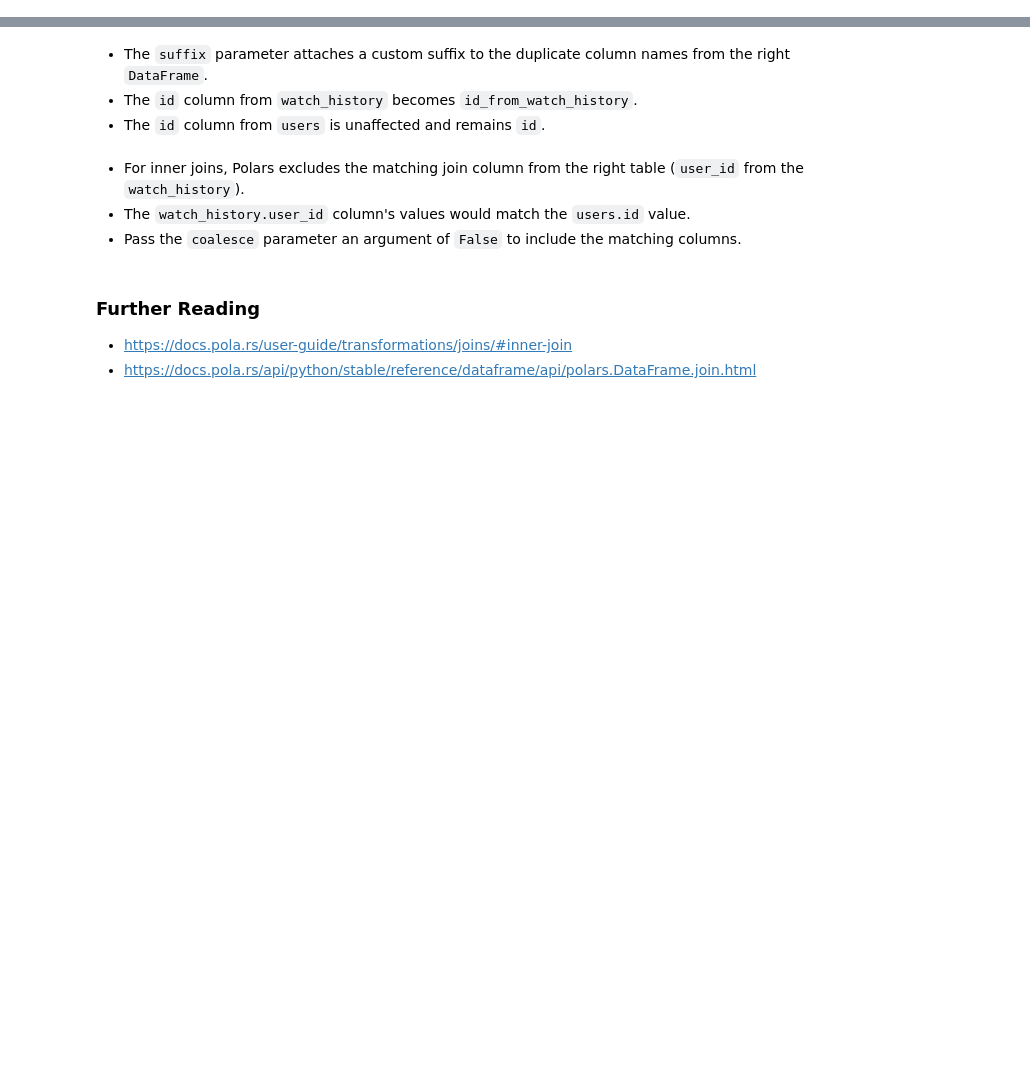
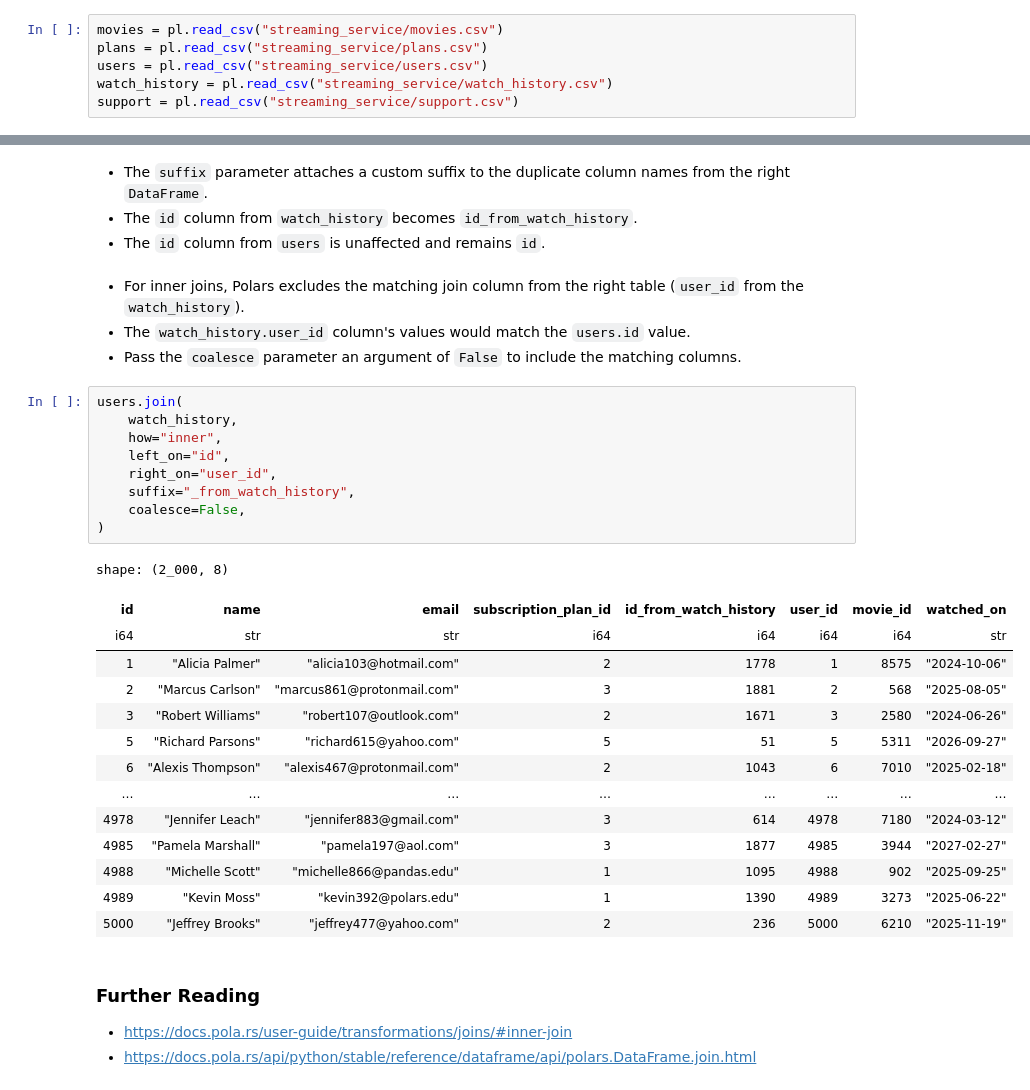
Before and after one commit to yaowenqiang/Data-Analysis-with-Polars-and-Python, a Jupyter notebook: incomplete/07 - Joins.ipynb, the cells around one changed output, grey strips where cells are left out. Saved outputs shown, nothing was run; the diff lists cells and outputs as text; blank space fills up the shorter version.

Commit message:
ad joins notes

```diff
--- a/incomplete/07 - Joins.ipynb
+++ b/incomplete/07 - Joins.ipynb
@@ -24,6 +80,12 @@
 - https://docs.pola.rs/user-guide/transformations/joins/#equi-joins
 # %% [markdown]
 ## Inner Join
+# %%
+movies = pl.read_csv("streaming_service/movies.csv")
+plans = pl.read_csv("streaming_service/plans.csv")
+users = pl.read_csv("streaming_service/users.csv")
+watch_history = pl.read_csv("streaming_service/watch_history.csv")
+support = pl.read_csv("streaming_service/support.csv")
 # %% [markdown]
 - An `inner` join merges rows that have a matching value in both `DataFrames`.
 - Inner joins are ideal when you want to find the intersection or overlap between two datasets (the values in common).
@@ -56,6 +192,30 @@
 - For inner joins, Polars excludes the matching join column from the right table (`user_id` from the `watch_history`).
 - The `watch_history.user_id` column's values would match the `users.id` value.
 - Pass the `coalesce` parameter an argument of `False` to include the matching columns.
+# %%
+users.join(
+    watch_history,
+    how="inner",
+    left_on="id",
+    right_on="user_id",
+    suffix="_from_watch_history",
+    coalesce=False,
+)
+# %% [output]
+shape: (2_000, 8)
+| id | name | email | subscription_plan_id | id_from_watch_history | user_id | movie_id | watched_on |
+| i64 | str | str | i64 | i64 | i64 | i64 | str |
+| 1 | "Alicia Palmer" | "alicia103@hotmail.com" | 2 | 1778 | 1 | 8575 | "2024-10-06" |
+| 2 | "Marcus Carlson" | "marcus861@protonmail.com" | 3 | 1881 | 2 | 568 | "2025-08-05" |
+| 3 | "Robert Williams" | "robert107@outlook.com" | 2 | 1671 | 3 | 2580 | "2024-06-26" |
+| 5 | "Richard Parsons" | "richard615@yahoo.com" | 5 | 51 | 5 | 5311 | "2026-09-27" |
+| 6 | "Alexis Thompson" | "alexis467@protonmail.com" | 2 | 1043 | 6 | 7010 | "2025-02-18" |
+| … | … | … | … | … | … | … | … |
+| 4978 | "Jennifer Leach" | "jennifer883@gmail.com" | 3 | 614 | 4978 | 7180 | "2024-03-12" |
+| 4985 | "Pamela Marshall" | "pamela197@aol.com" | 3 | 1877 | 4985 | 3944 | "2027-02-27" |
+| 4988 | "Michelle Scott" | "michelle866@pandas.edu" | 1 | 1095 | 4988 | 902 | "2025-09-25" |
+| 4989 | "Kevin Moss" | "kevin392@polars.edu" | 1 | 1390 | 4989 | 3273 | "2025-06-22" |
+| 5000 | "Jeffrey Brooks" | "jeffrey477@yahoo.com" | 2 | 236 | 5000 | 6210 | "2025-11-19" |
 # %% [markdown]
 ### Further Reading
 - https://docs.pola.rs/user-guide/transformations/joins/#inner-join
```
Also changed, not shown: parts of 59 cells of this notebook.
